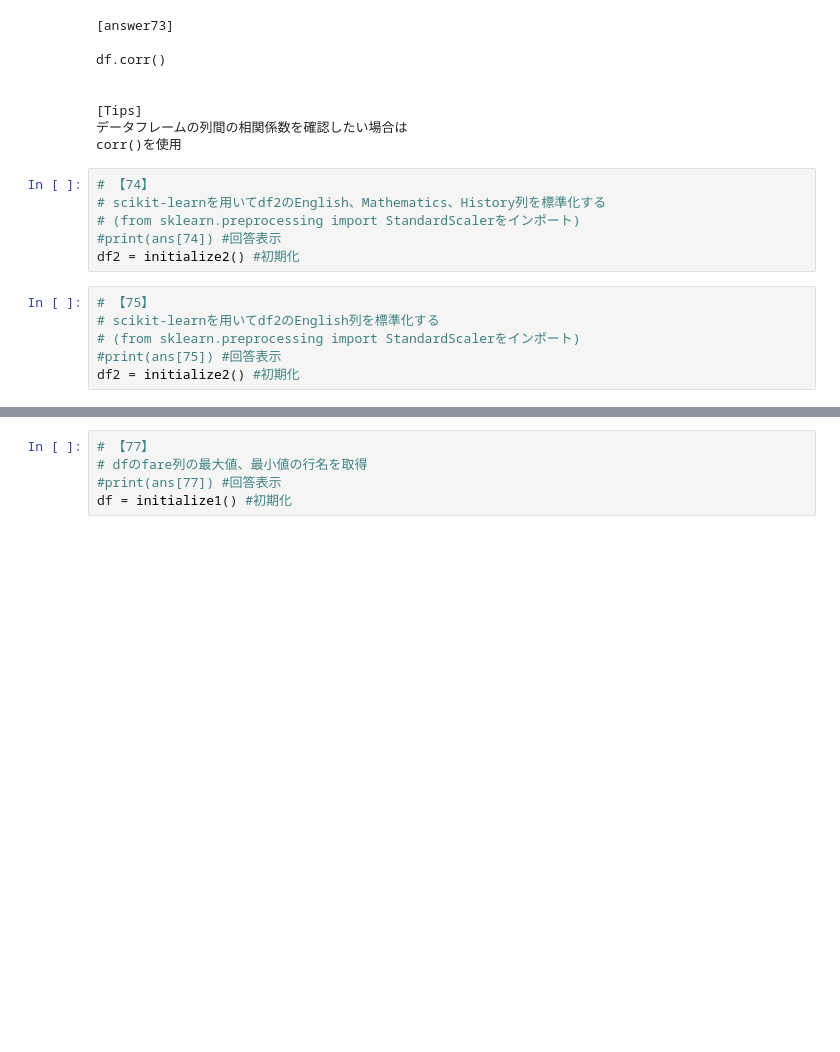
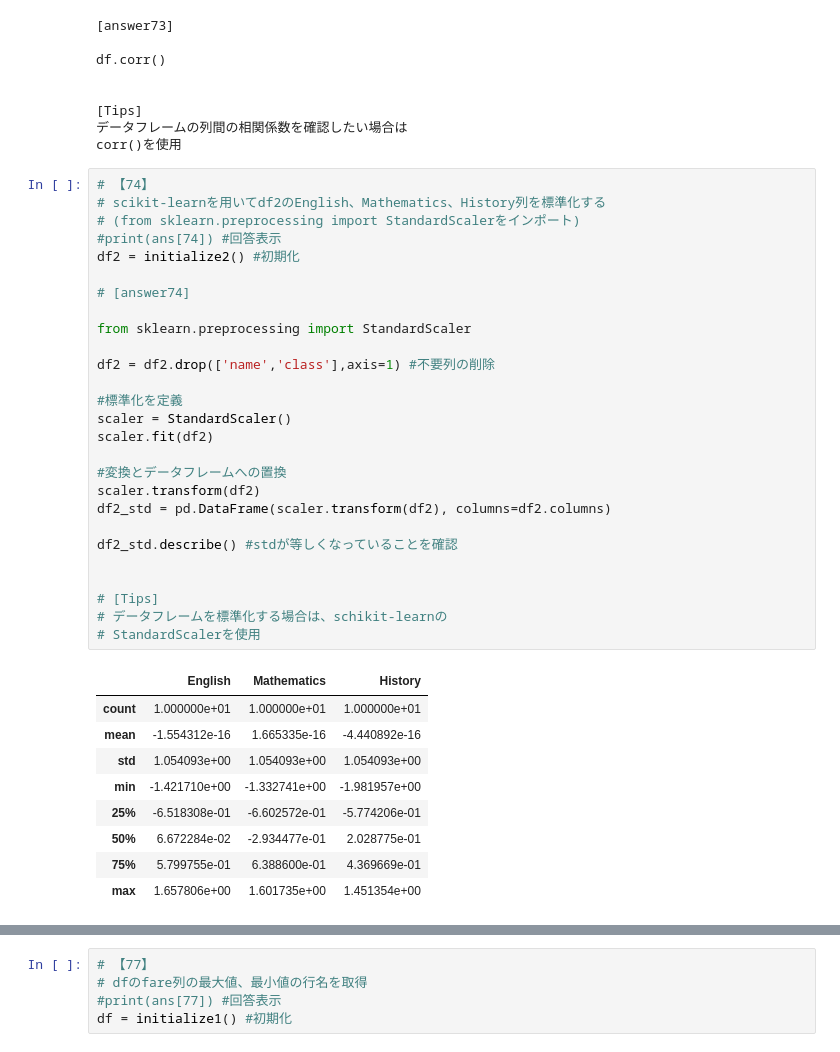
Before and after one commit to yoshihiro-shu/pandas-tutorial, a Jupyter notebook: notebook/01_Pandas_100_Knocks_for_Begginer_v1.0.6.ipynb, the cells around one changed output, grey strips where cells are left out. Cells and saved outputs as stored; diff of their text form; blank space fills up the shorter version.

```diff
--- a/notebook/01_Pandas_100_Knocks_for_Begginer_v1.0.6.ipynb
+++ b/notebook/01_Pandas_100_Knocks_for_Begginer_v1.0.6.ipynb
@@ -1918,12 +1918,37 @@ corr()を使用
 # %%
 # 【74】
 # scikit-learnを用いてdf2のEnglish、Mathematics、History列を標準化する
 # (from sklearn.preprocessing import StandardScalerをインポート)
 #print(ans[74]) #回答表示
 df2 = initialize2() #初期化
+
+# [answer74]
+
+from sklearn.preprocessing import StandardScaler
+
+df2 = df2.drop(['name','class'],axis=1) #不要列の削除
+
+#標準化を定義
+scaler = StandardScaler()
+scaler.fit(df2)
+
+#変換とデータフレームへの置換
+scaler.transform(df2)
+df2_std = pd.DataFrame(scaler.transform(df2), columns=df2.columns)
+
+df2_std.describe() #stdが等しくなっていることを確認
+
+
+# [Tips]
+# データフレームを標準化する場合は、schikit-learnの
+# StandardScalerを使用
+# %% [output]
+|  | English | Mathematics | History |
+| count | 1.000000e+01 | 1.000000e+01 | 1.000000e+01 |
+| mean | -1.554312e-16 | 1.665335e-16 | -4.440892e-16 |
+| std | 1.054093e+00 | 1.054093e+00 | 1.054093e+00 |
+| min | -1.421710e+00 | -1.332741e+00 | -1.981957e+00 |
+| 25% | -6.518308e-01 | -6.602572e-01 | -5.774206e-01 |
+| 50% | 6.672284e-02 | -2.934477e-01 | 2.028775e-01 |
+| 75% | 5.799755e-01 | 6.388600e-01 | 4.369669e-01 |
+| max | 1.657806e+00 | 1.601735e+00 | 1.451354e+00 |
-# %%
-# 【75】
-# scikit-learnを用いてdf2のEnglish列を標準化する
-# (from sklearn.preprocessing import StandardScalerをインポート)
-#print(ans[75]) #回答表示
-df2 = initialize2() #初期化
```
Also changed, not shown: parts of 2 cells of this notebook.
